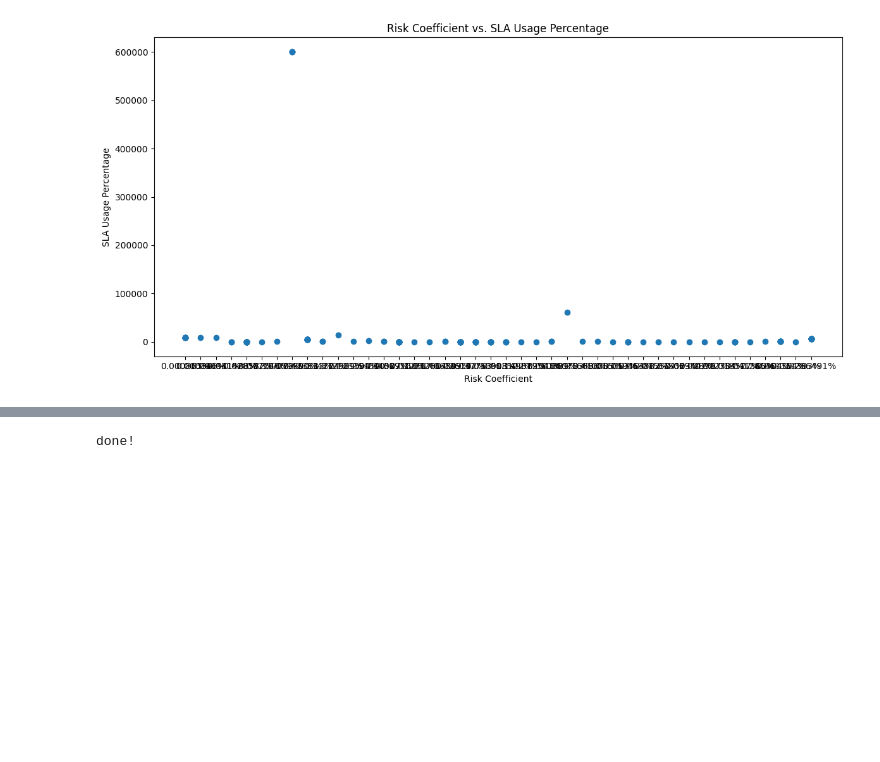
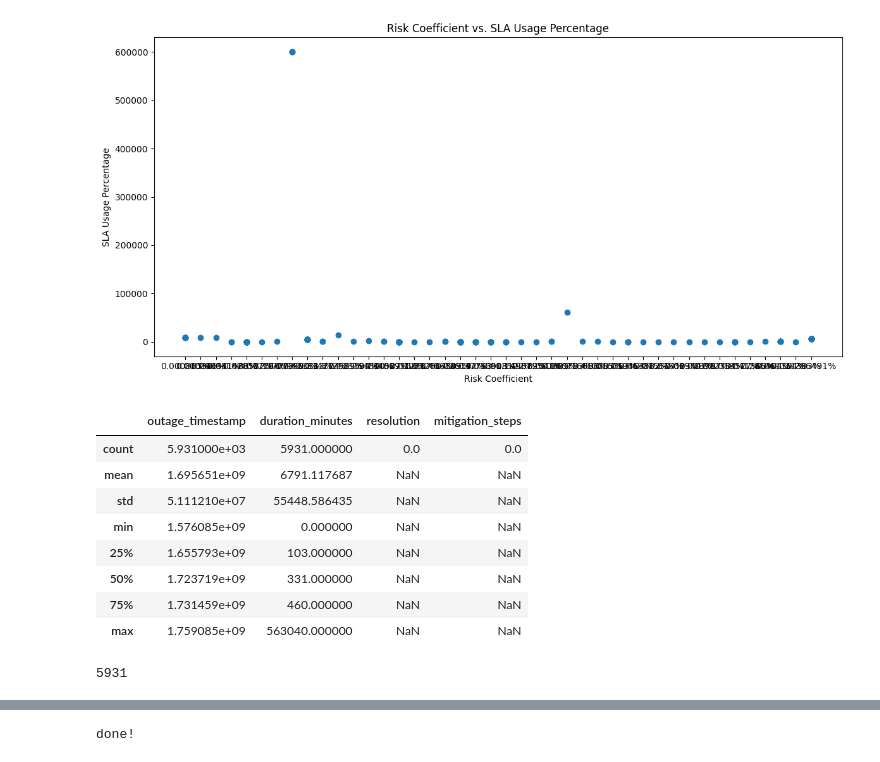
Before and after one commit to jpacerqueira/insureyourtechcloudgraph, a Jupyter notebook: information/clean_genai_data/Analysis-Services-Outages.ipynb, the cells around one changed output, grey strips where cells are left out. Saved outputs shown, nothing was run; the diff lists cells and outputs as text; code cells hidden in the pictures; blank space fills up the shorter version.

```diff
--- a/information/clean_genai_data/Analysis-Services-Outages.ipynb
+++ b/information/clean_genai_data/Analysis-Services-Outages.ipynb
@@ -118,6 +118,22 @@ plt.show()
 # Global
 df_outages_dedup = df_outages.drop_duplicates(subset=['outage_timestamp','source_outage_report','cloud_provider','cloud_service','regions']).sort_values(by=['outage_timestamp'])
 df_outages_dedup.to_csv('data/new_sorted_outages_dedup.csv', index=False)
+# %%
+df_outages_dedup.describe()
+# %% [output]
+|  | outage_timestamp | duration_minutes | resolution | mitigation_steps |
+| count | 5.931000e+03 | 5931.000000 | 0.0 | 0.0 |
+| mean | 1.695651e+09 | 6791.117687 | NaN | NaN |
+| std | 5.111210e+07 | 55448.586435 | NaN | NaN |
+| min | 1.576085e+09 | 0.000000 | NaN | NaN |
+| 25% | 1.655793e+09 | 103.000000 | NaN | NaN |
+| 50% | 1.723719e+09 | 331.000000 | NaN | NaN |
+| 75% | 1.731459e+09 | 460.000000 | NaN | NaN |
+| max | 1.759085e+09 | 563040.000000 | NaN | NaN |
+# %%
+df_outages_dedup.shape[0]
+# %% [output]
+5931
 # %%
 df_outages_dedup.head(10)
 # %% [output]
```
Also changed, not shown: parts of 2 cells of this notebook, 12 other files.
